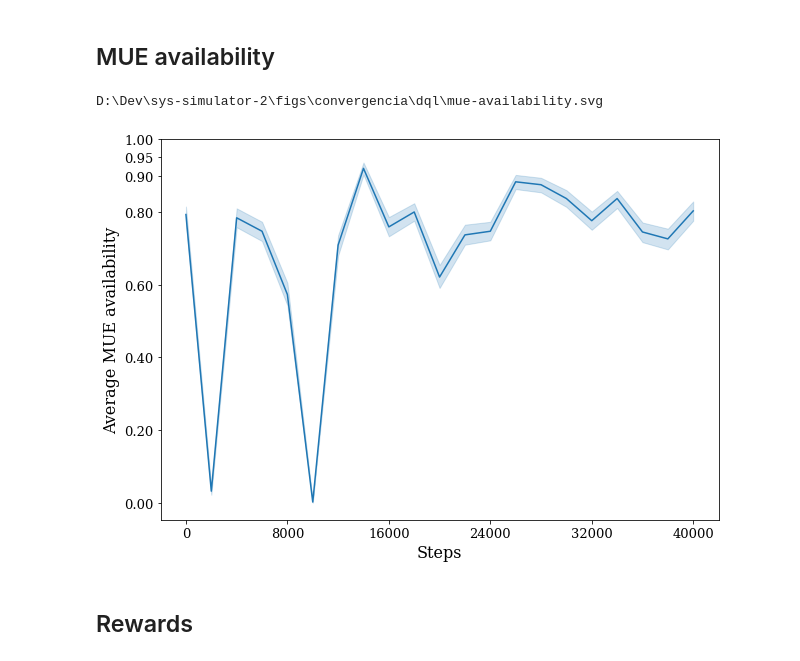
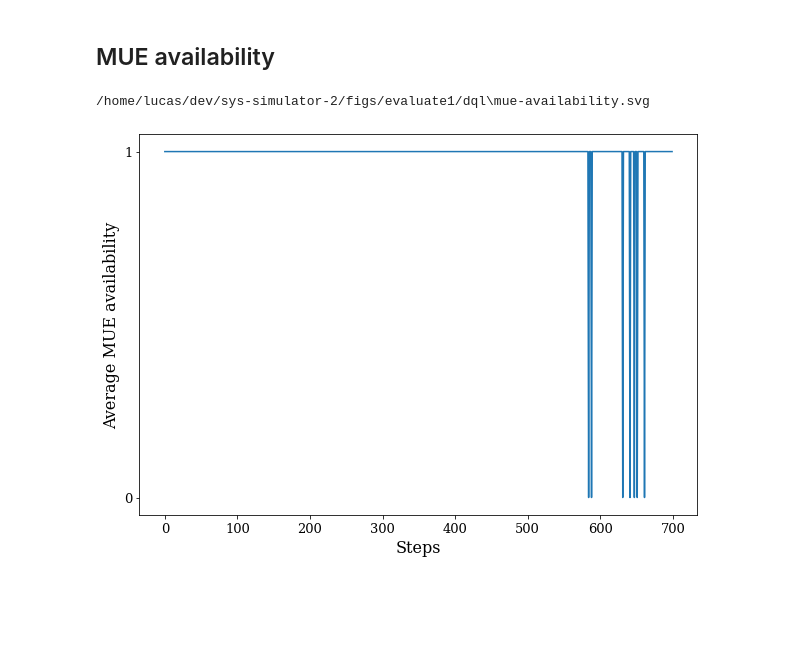
Before and after one commit to lbaiao/sys-simulator-2, a Jupyter notebook: notebooks/figs-notebooks/convergencia.ipynb, the cells around one changed output. Cells and saved outputs as stored; diff of their text form; code cells hidden in the pictures; blank space fills up the shorter version.

```diff
--- a/notebooks/figs-notebooks/convergencia.ipynb
+++ b/notebooks/figs-notebooks/convergencia.ipynb
@@ -58,0 +36,3 @@ xx.shape
+# %%
+mue_availability = np.array(data['mue_availability'])
+mue_availability.shape
@@ -59,6 +41,4 @@ xx.shape
 # %%
-mue_sinrs = deepcopy(d_train['mue_sinrs'])
-mue_sinrs.append(d_test['mue_sinrs'])
-mue_sinrs = np.array(mue_sinrs)
+mue_sinrs = np.array(data['mue_sinrs'])
 mue_sinrs.shape
 # %% [output]
@@ -114,8 +87,4 @@ x_ticks = [i*EVAL_EVERY*(mue_sinrs.shape[0]-1)/5 for i in range(6)]
+# %%
+x = list(range(mue_sinrs.shape[0]))
 # %% [markdown]
 ## MUE SINR
-# %%
-x = np.ones(mue_sinrs.shape)
-for i in range(mue_sinrs.shape[0]):
-    x[i, :] = i
-x = x.reshape(-1)
-x *= EVAL_EVERY
@@ -179,21 +253,19 @@ D:\Dev\sys-simulator-2\figs\convergencia\dql\d2d-sinr.svg
 ## MUE availability
 # %%
 plt.figure(figsize=(10,7))
-sns.lineplot(x=x, y=mue_avail.reshape(-1))
+sns.lineplot(x=x, y=mue_availability.reshape(-1))
 plt.xlabel('Steps', fontdict=x_font)
 plt.ylabel('Average MUE availability', fontdict=y_font)
-plt.xticks(x_ticks, **ticks_font)
-plt.yticks([0., .2, .4, .6, .8, .9, .95, 1.], **ticks_font)
+plt.xticks(**ticks_font)
+plt.yticks([0., 1.], **ticks_font)
 fig_name = 'mue-availability'
-svg_path = f'{OUTPUT_PATH}\\{fig_name}.svg'
-eps_path = f'{OUTPUT_PATH}\\{fig_name}.eps'
+svg_path = f'{OUTPUT_PATH}/{fig_name}.svg'
+eps_path = f'{OUTPUT_PATH}/{fig_name}.eps'
 print(svg_path)
 # save fig
 plt.savefig(svg_path)
 os.system(f'magick convert {svg_path} {eps_path}')
 plt.show()
 # %% [output]
-D:\Dev\sys-simulator-2\figs\convergencia\dql\mue-availability.svg
+/home/lucas/dev/sys-simulator-2/figs/evaluate1/dql\mue-availability.svg
-[figure, old version]
+[figure, new version]
-# %% [markdown]
-## Rewards
```
Also changed, not shown: parts of 30 cells of this notebook, 6 other files.
